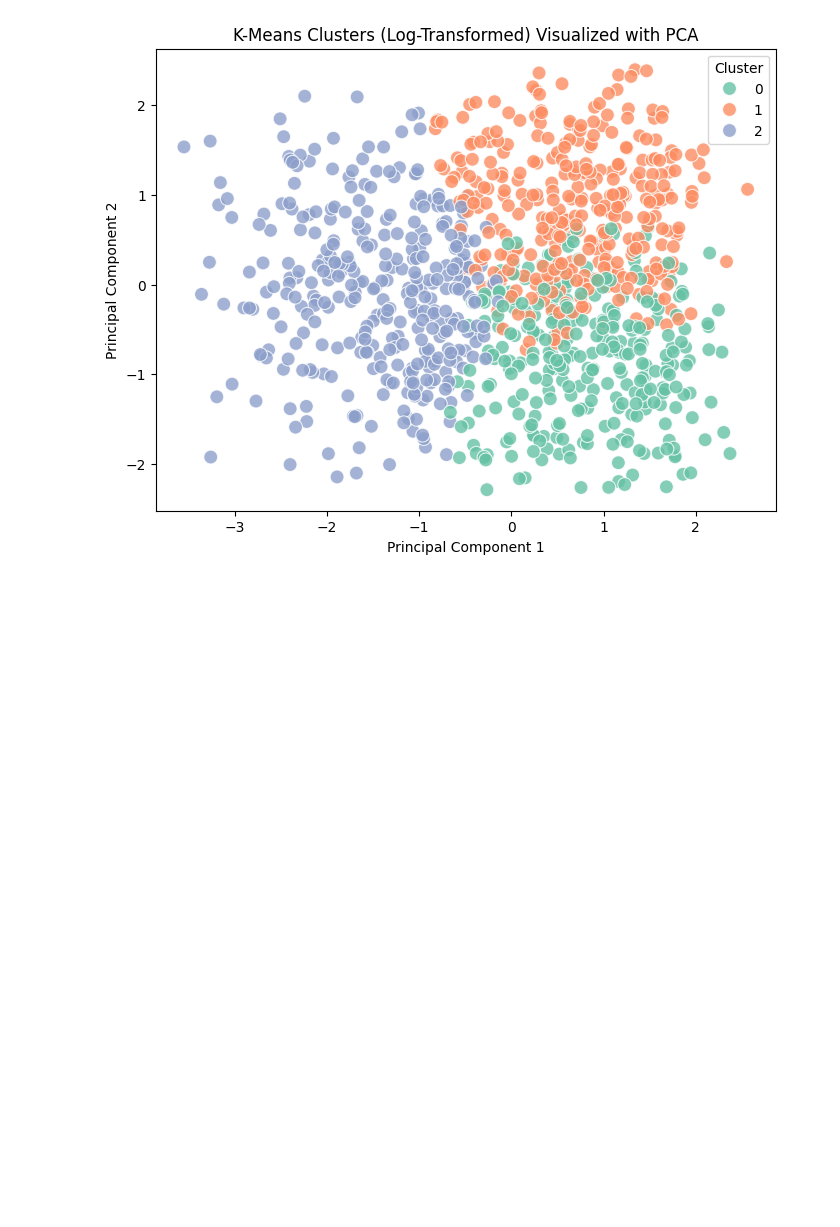
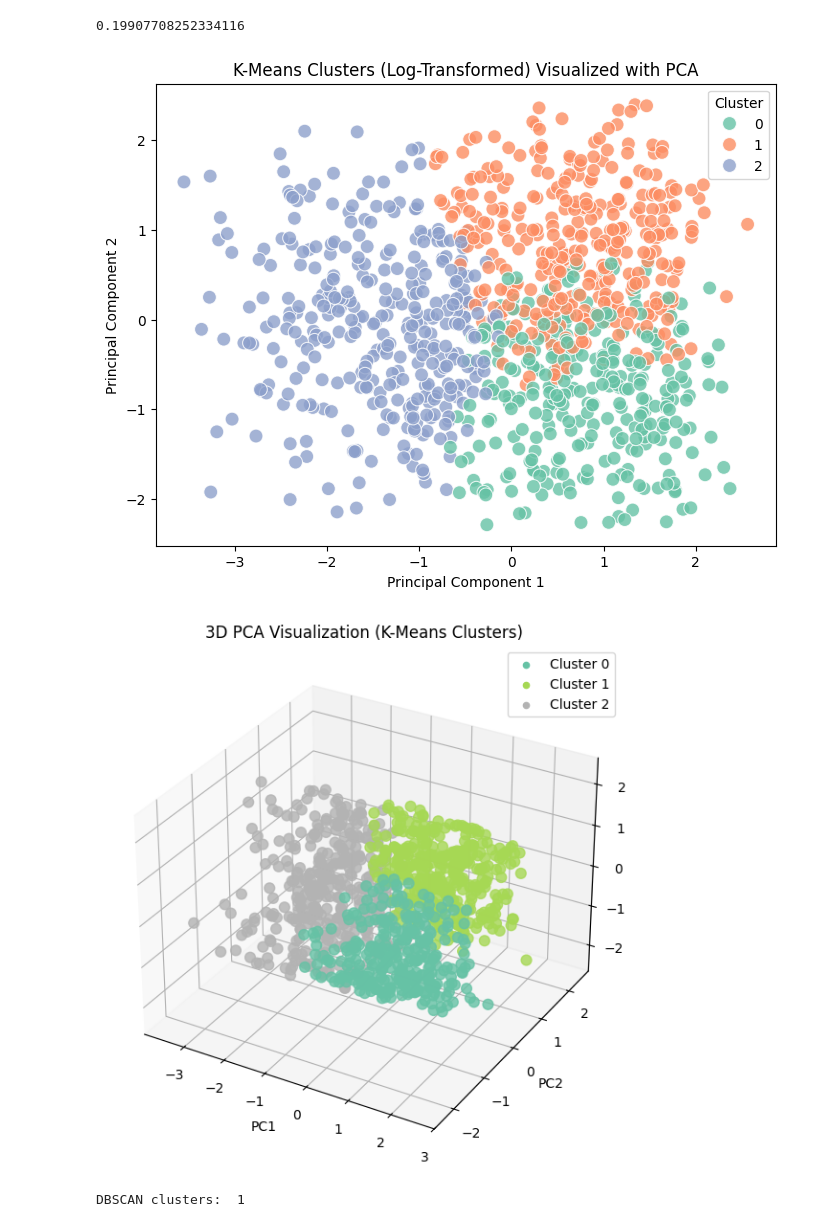
Before and after one commit to fuengo521/digital_distraction_analyzer, a Jupyter notebook: notebooks/02_clustering.ipynb, the cells around one changed output. Cells and saved outputs as stored; diff of their text form; code cells hidden in the pictures; blank space fills up the shorter version.

```diff
--- a/notebooks/02_clustering.ipynb
+++ b/notebooks/02_clustering.ipynb
@@ -76,20 +87,93 @@ plt.show()
 # %%
 X = df_scaled[['Age', 'Income','Total Time Spent','Time per Session_log','Engagement Efficiency_log','Videos per Session_log','Video Consumption Ratio_log']]
 k = 3
 
 kmeans = KMeans(n_clusters=k, random_state=42)
 clusters = kmeans.fit_predict(X)
 df_scaled['Cluster_Log'] = clusters
 
+sscore= silhouette_score(X, clusters)
+print (sscore)
+
+# 2D
 pca = PCA(n_components=2, random_state=42)
 X_pca = pca.fit_transform(X)
 
 plt.figure(figsize=(8, 6))
 sns.scatterplot(x=X_pca[:, 0], y=X_pca[:, 1], hue=clusters, palette="Set2", s=100, alpha=0.8)
 plt.xlabel("Principal Component 1")
 plt.ylabel("Principal Component 2")
 plt.title("K-Means Clusters (Log-Transformed) Visualized with PCA")
 plt.legend(title="Cluster")
 plt.show()
+
+# 3D
+pca_3d = PCA(n_components=3, random_state=42)
+X_pca_3d = pca_3d.fit_transform(X)
+
+pc1 = X_pca_3d[:, 0]
+pc2 = X_pca_3d[:, 1]
+pc3 = X_pca_3d[:, 2]
+
+fig = plt.figure(figsize=(10, 7))
+ax = fig.add_subplot(111, projection='3d')
+
+scatter = ax.scatter(pc1, pc2, pc3, c=clusters, cmap='Set2', s=60, alpha=0.8)
+ax.set_xlabel('PC1')
+ax.set_ylabel('PC2')
+ax.set_zlabel('PC3')
+ax.set_title("3D PCA Visualization (K-Means Clusters)")
+
+legend_labels = [f"Cluster {i}" for i in range(k)]
+for i, label in enumerate(legend_labels):
+    ax.scatter([], [], [], c=scatter.cmap(i / (k - 1)), label=label)
+ax.legend(loc='best')
+
+plt.show()
+
+dbscan = DBSCAN(eps=0.5, min_samples=5)
+labels = dbscan.fit_predict(X)
+
+df_scaled['DB_Cluster'] = labels
+
+unique_label = set(labels)
+n = len(unique_label) - (1 if -1 in labels else 0)
+print('DBSCAN clusters: ', n)
+
+pca_dbscan = PCA(n_components=2, random_state=42)
+X_dbscan_pca = pca_dbscan.fit_transform(X)
+
+plt.figure(figsize=(8, 6))
+sns.scatterplot(
+    x=X_dbscan_pca[:, 0],
+    y=X_dbscan_pca[:, 1],
+    hue=labels,
+    palette='Set2',
+    s=60,
+    alpha=0.8
+)
+plt.title("DBSCAN Clusters Visualized with 2D PCA")
+plt.xlabel("PC1")
+plt.ylabel("PC2")
+
+cluster_labels = sorted(unique_label)
+for cluster_label in cluster_labels:
+    if cluster_label == -1:
+        plt.scatter([], [], c='gray', label="Noise (-1)")
+    else:
+        plt.scatter([], [], c=sns.color_palette('Set2', len(cluster_labels))[cluster_label],
+                    label=f"Cluster {cluster_label}")
+plt.legend(loc='best')
+plt.show()
+
+mask = labels != -1
+if len(set(labels[mask])) > 1:  # Need at least 2 clusters to compute silhouette
+    sil_score = silhouette_score(X[mask], labels[mask])
+    print(f"Silhouette Score (excluding noise): {sil_score:.3f}")
+else:
+    print("Not enough clusters (excluding noise) to compute silhouette score.")
 # %% [output]
+0.19907708252334116
 [figure]
+[figure, added]
+DBSCAN clusters:  1
```
Also changed, not shown: parts of 8 cells of this notebook.
